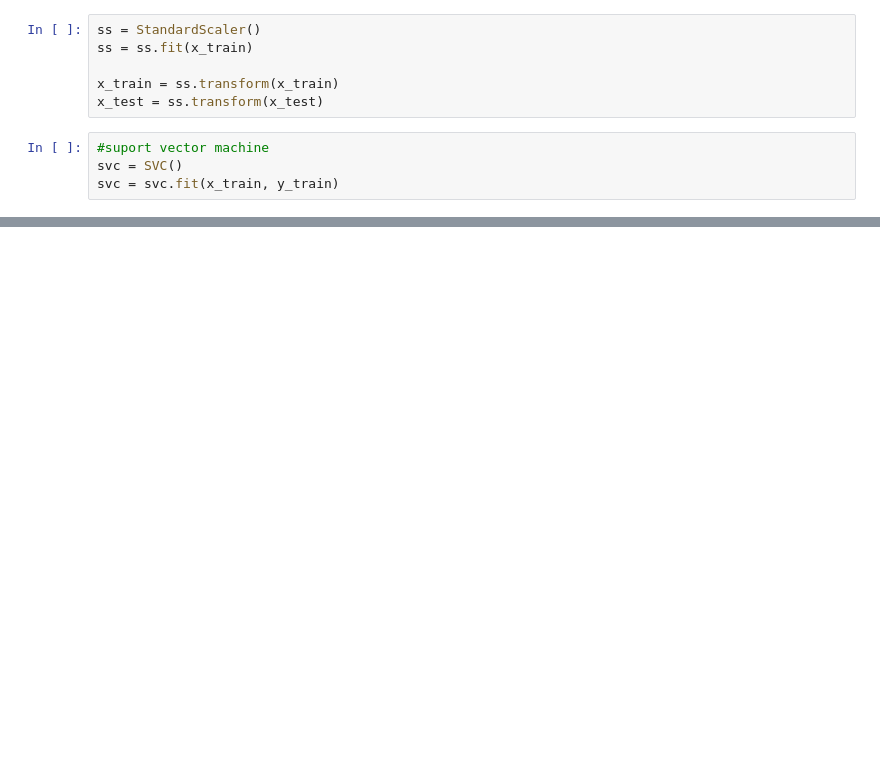
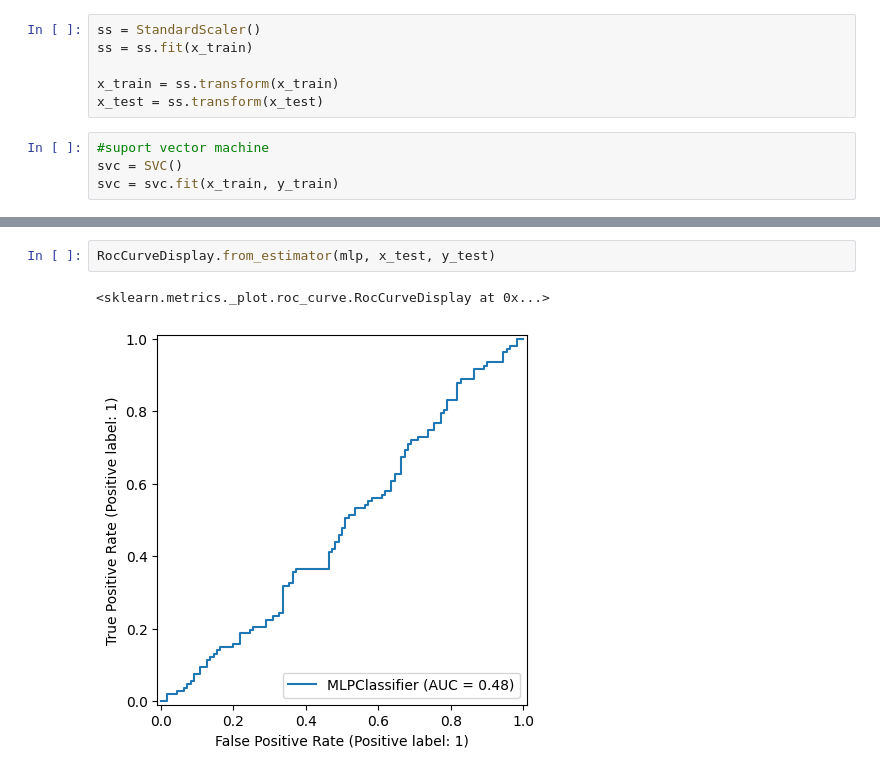
Before and after one commit to jdzapata2004-eng/ejercicios-curso-algoritmos-de-negociaci-n-, a Jupyter notebook: notebooks/Primer modelo Machine learning.ipynb, the cells around one changed output, grey strips where cells are left out. Drawn from its saved outputs; the diff is of its cells as text; blank space fills up the shorter version.

```diff
--- a/notebooks/Primer modelo Machine learning.ipynb
+++ b/notebooks/Primer modelo Machine learning.ipynb
@@ -161,0 +218,5 @@ RocCurveDisplay.from_estimator(svc, x_test, y_test)
+# %%
+RocCurveDisplay.from_estimator(mlp, x_test, y_test)
+# %% [output]
+<sklearn.metrics._plot.roc_curve.RocCurveDisplay at 0x...>
+[figure, added]
```
Also changed, not shown: parts of 25 cells of this notebook.
